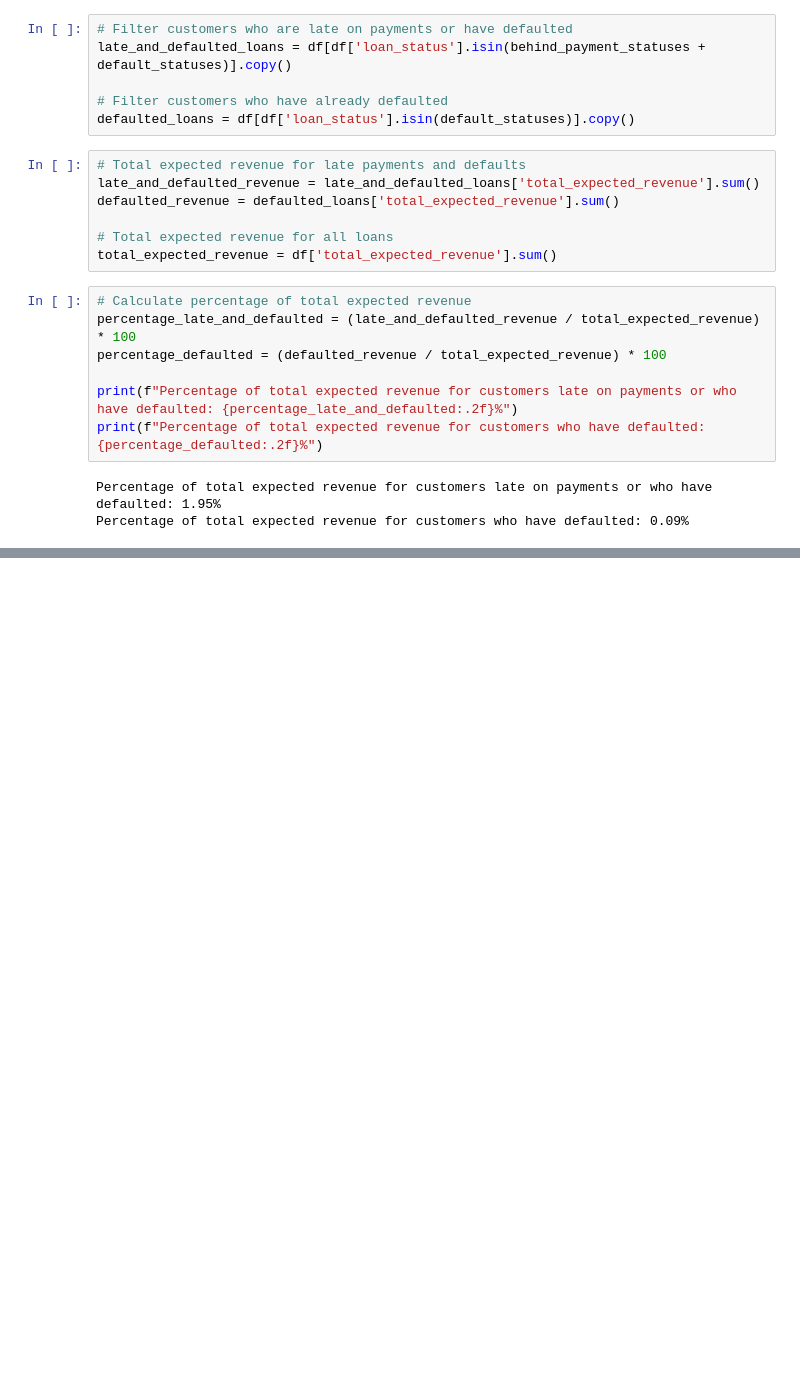
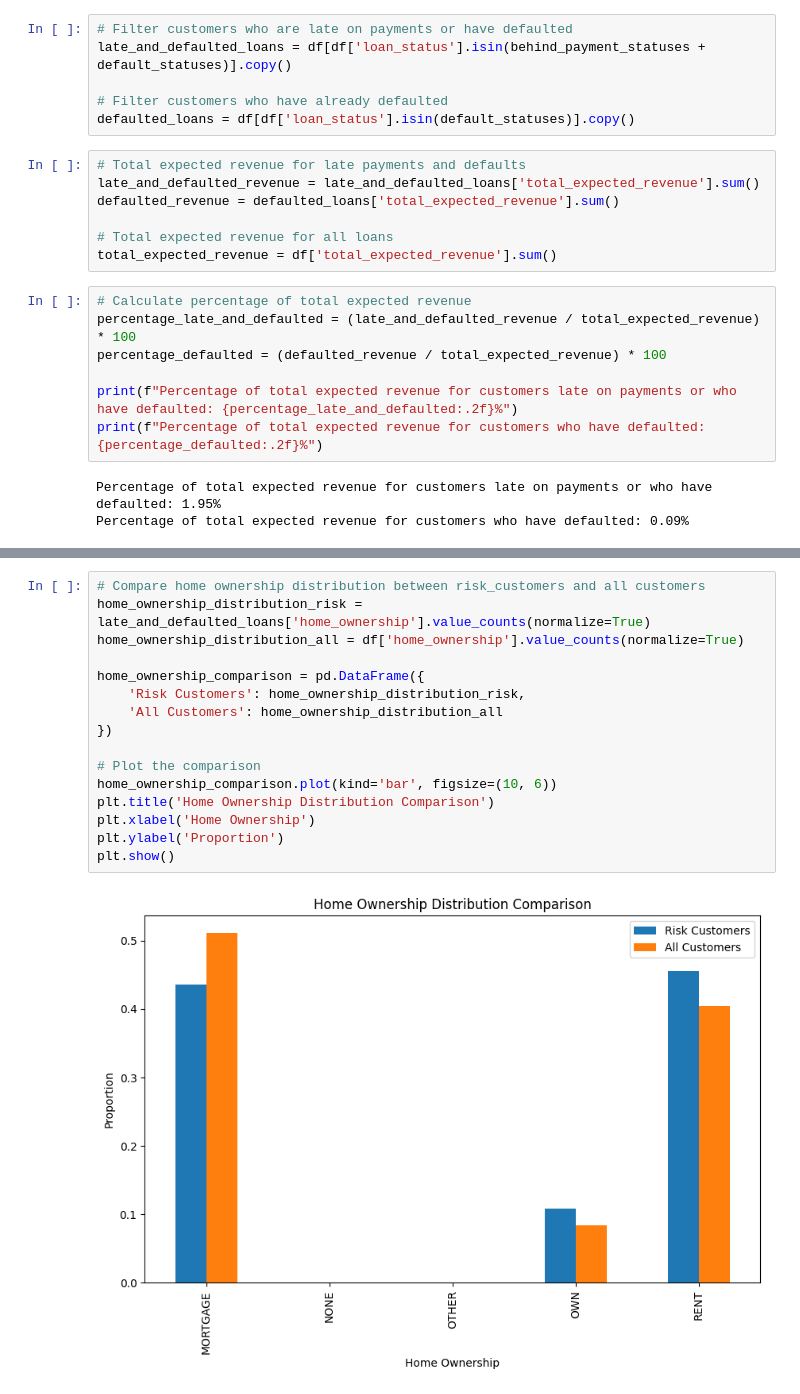
Before and after one commit to zivla20/exploratory-data-analysis---customer-loans-in-finance236, a Jupyter notebook: data_analysis.ipynb, the cells around one changed output, grey strips where cells are left out. Saved outputs shown, nothing was run; the diff lists cells and outputs as text; blank space fills up the shorter version.

```diff
--- a/data_analysis.ipynb
+++ b/data_analysis.ipynb
@@ -591,0 +627,18 @@ Percentage of total expected revenue for customers who have defaulted: 0.09%
+# %%
+# Compare home ownership distribution between risk_customers and all customers
+home_ownership_distribution_risk = late_and_defaulted_loans['home_ownership'].value_counts(normalize=True)
+home_ownership_distribution_all = df['home_ownership'].value_counts(normalize=True)
+
+home_ownership_comparison = pd.DataFrame({
+    'Risk Customers': home_ownership_distribution_risk,
+    'All Customers': home_ownership_distribution_all
+})
+
+# Plot the comparison
+home_ownership_comparison.plot(kind='bar', figsize=(10, 6))
+plt.title('Home Ownership Distribution Comparison')
+plt.xlabel('Home Ownership')
+plt.ylabel('Proportion')
+plt.show()
+# %% [output]
+[figure, added]
```
Also changed, not shown: parts of 6 cells of this notebook, 1 other file.
